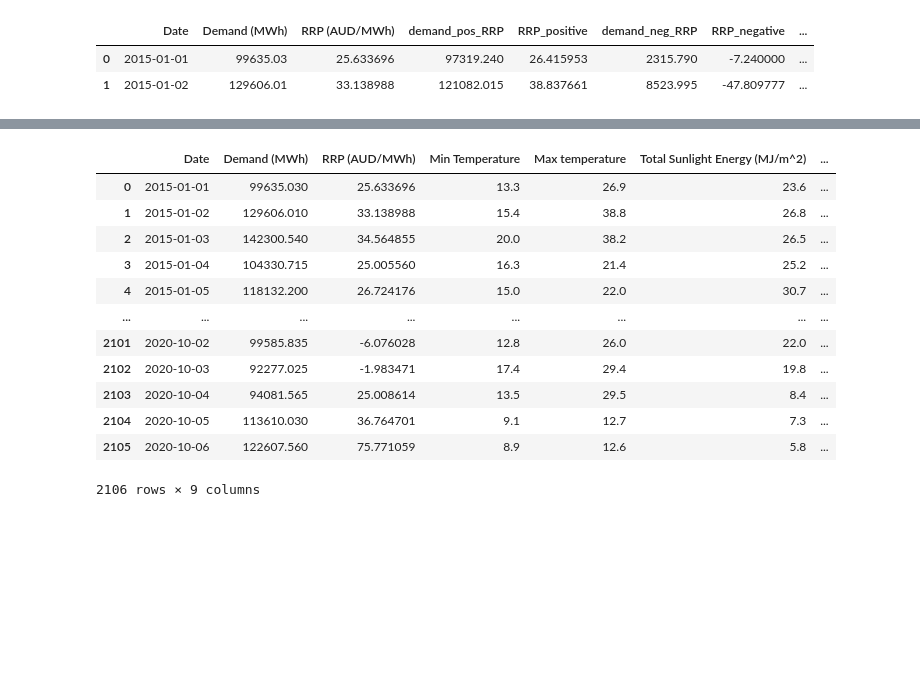
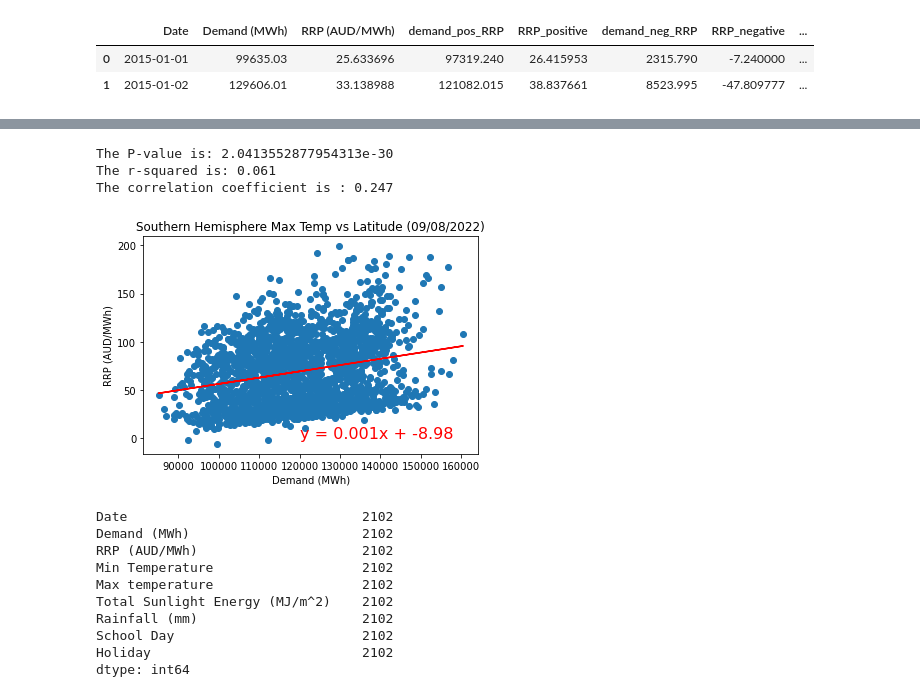
Before and after one commit to AThompson7/Project-1, a Jupyter notebook: electricity.ipynb, the cells around one changed output, grey strips where cells are left out. Drawn from its saved outputs; the diff is of its cells as text; code cells hidden in the pictures; blank space fills up the shorter version.

```diff
--- a/electricity.ipynb
+++ b/electricity.ipynb
@@ -23,3 +23,6 @@ electricity_data_df.head(2)
 | 1 | 2015-01-02 | 129606.01 | 33.138988 | 121082.015 | 38.837661 | 8523.995 | -47.809777 | ... |
 # %%
 electricity_data_clean = electricity_data_df.drop(electricity_data_df.columns[[3,4,5,6,7]],axis=1)
+# %%
+#Dropping rows with missing values
+electricity_data_clean = electricity_data_clean.dropna()
@@ -25,0 +38,4 @@ electricity_data_clean = electricity_data_df.drop(electricity_data_df.columns[[3
+# %%
+#Removing rows with large price outliers
+electricity_data_clean.sort_values("RRP (AUD/MWh)").tail(20)
+electricity_data_clean = electricity_data_clean.loc[electricity_data_clean["RRP (AUD/MWh)"] <= 200, :]
@@ -26,16 +60,35 @@ electricity_data_clean = electricity_data_df.drop(electricity_data_df.columns[[3
+# %%
+#Getting demand and price data to create scatterplot and check for correlation.
+demand = electricity_data_clean["Demand (MWh)"]
+price = electricity_data_clean["RRP (AUD/MWh)"]
+
+(slope, intercept, rvalue, pvalue, stderr) = st.linregress(demand, price)
+regress_values = demand * slope + intercept
+line_eq = (f'y = {round(slope,3)}x + {round(intercept,2)}')
+plt.scatter(demand, price)
+plt.plot(demand, regress_values,"red")
+plt.annotate(line_eq,(120000,0), color="red",fontsize=16)
+plt.title("Southern Hemisphere Max Temp vs Latitude (09/08/2022)")
+plt.xlabel("Demand (MWh)")
+plt.ylabel("RRP (AUD/MWh)")
+print(f"The P-value is: {(pvalue)}")
+print(f"The r-squared is: {round(rvalue**2,3)}")
+print(f'The correlation coefficient is : {round(rvalue,3)}')
+# %% [output]
+The P-value is: 2.0413552877954313e-30
+The r-squared is: 0.061
+The correlation coefficient is : 0.247
+[figure, added]
 # %%
-electricity_data_clean
+electricity_data_clean.count()
 # %% [output]
-|  | Date | Demand (MWh) | RRP (AUD/MWh) | Min Temperature | Max temperature | Total Sunlight Energy (MJ/m^2) | ... |
-| 0 | 2015-01-01 | 99635.030 | 25.633696 | 13.3 | 26.9 | 23.6 | ... |
-| 1 | 2015-01-02 | 129606.010 | 33.138988 | 15.4 | 38.8 | 26.8 | ... |
-| 2 | 2015-01-03 | 142300.540 | 34.564855 | 20.0 | 38.2 | 26.5 | ... |
-| 3 | 2015-01-04 | 104330.715 | 25.005560 | 16.3 | 21.4 | 25.2 | ... |
-| 4 | 2015-01-05 | 118132.200 | 26.724176 | 15.0 | 22.0 | 30.7 | ... |
-| ... | ... | ... | ... | ... | ... | ... | ... |
-| 2101 | 2020-10-02 | 99585.835 | -6.076028 | 12.8 | 26.0 | 22.0 | ... |
-| 2102 | 2020-10-03 | 92277.025 | -1.983471 | 17.4 | 29.4 | 19.8 | ... |
-| 2103 | 2020-10-04 | 94081.565 | 25.008614 | 13.5 | 29.5 | 8.4 | ... |
-| 2104 | 2020-10-05 | 113610.030 | 36.764701 | 9.1 | 12.7 | 7.3 | ... |
-| 2105 | 2020-10-06 | 122607.560 | 75.771059 | 8.9 | 12.6 | 5.8 | ... |
-2106 rows × 9 columns
+Date                              2102
+Demand (MWh)                      2102
+RRP (AUD/MWh)                     2102
+Min Temperature                   2102
+Max temperature                   2102
+Total Sunlight Energy (MJ/m^2)    2102
+Rainfall (mm)                     2102
+School Day                        2102
+Holiday                           2102
+dtype: int64
```
Also changed, not shown: parts of 2 cells of this notebook.
